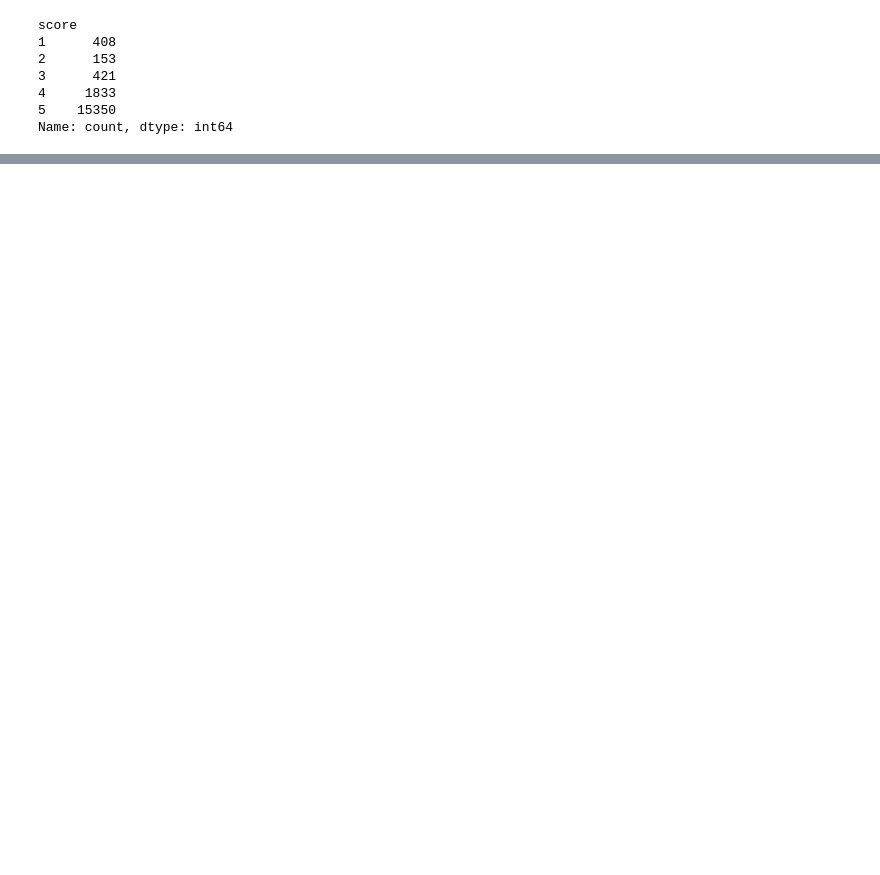
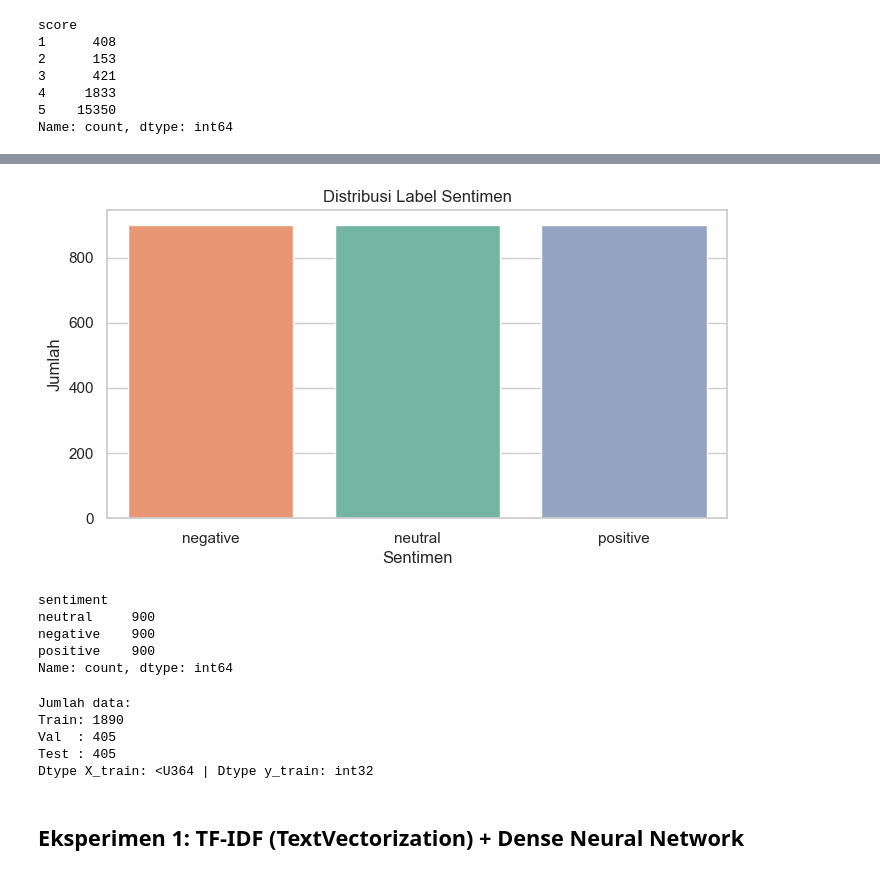
Before and after one commit to dianerdiana-learning/hok-sentiment-analysis, a Jupyter notebook: analisis_sentimen_duolingo.ipynb, the cells around one changed output, grey strips where cells are left out. Saved outputs shown, nothing was run; the diff lists cells and outputs as text; code cells hidden in the pictures; blank space fills up the shorter version.

```diff
--- a/analisis_sentimen_duolingo.ipynb
+++ b/analisis_sentimen_duolingo.ipynb
@@ -204,6 +273,13 @@ def fix_slangwords(text):
 
     fixed_text = ' '.join(fixed_words)
     return fixed_text
+
+def label_from_score(score: int) -> str:
+    if score <= 2:
+        return "negative"
+    if score == 3:
+        return "neutral"
+    return "positive"
 # %%
 # Membersihkan teks dan menyimpannya di kolom 'text_clean'
 balanced_df['text_clean'] = balanced_df['content'].apply(cleaningText)
@@ -222,4 +298,13 @@ balanced_df['text_stopword'] = balanced_df['text_tokenizingText'].apply(filterin
 
 # Menggabungkan token-token menjadi kalimat dan menyimpannya di 'text_akhir'
 balanced_df['text_akhir'] = balanced_df['text_stopword'].apply(toSentence)
+
+balanced_df["sentiment"] = balanced_df["score"].astype(int).apply(label_from_score)
+
+label_to_id = {"negative": 0, "neutral": 1, "positive": 2}
+id_to_label = {v: k for k, v in label_to_id.items()}
+balanced_df["label_id"] = balanced_df["sentiment"].map(label_to_id)
+
+print("Shape setelah preprocessing:", balanced_df.shape)
+balanced_df[["score", "sentiment", "text_clean"]].head()
 # %% [output]
@@ -229,0 +318,46 @@ LookupError:
+# %%
+plt.figure(figsize=(8, 4))
+ax = sns.countplot(
+    data=balanced_df,
+    x="sentiment",
+    order=["negative", "neutral", "positive"],
+    palette="Set2",
+    hue="sentiment",
+    legend=False
+  )
+ax.set_title("Distribusi Label Sentimen")
+ax.set_xlabel("Sentimen")
+ax.set_ylabel("Jumlah")
+plt.show()
+
+balanced_df["sentiment"].value_counts()
+# %% [output]
+[figure, added]
+sentiment
+neutral     900
+negative    900
+positive    900
+Name: count, dtype: int64
+# %%
+# Pakai teks hasil preprocessing lanjutan agar sinyal sentimen lebih bersih
+X = balanced_df["text_akhir"].astype(str).to_numpy(dtype=str)
+y = balanced_df["label_id"].astype("int32").to_numpy()
+
+X_train, X_temp, y_train, y_temp = train_test_split(
+    X, y, test_size=0.30, random_state=SEED, stratify=y
+)
+X_val, X_test, y_val, y_test = train_test_split(
+    X_temp, y_temp, test_size=0.50, random_state=SEED, stratify=y_temp
+)
+
+print("Jumlah data:")
+print("Train:", len(X_train))
+print("Val  :", len(X_val))
+print("Test :", len(X_test))
+print("Dtype X_train:", X_train.dtype, "| Dtype y_train:", y_train.dtype)
+# %% [output]
+Jumlah data:
+Train: 1890
+Val  : 405
+Test : 405
+Dtype X_train: <U364 | Dtype y_train: int32
@@ -229,0 +416,2 @@ LookupError:
+# %% [markdown]
+## Eksperimen 1: TF-IDF (TextVectorization) + Dense Neural Network
```
Also changed, not shown: parts of 14 cells of this notebook.
